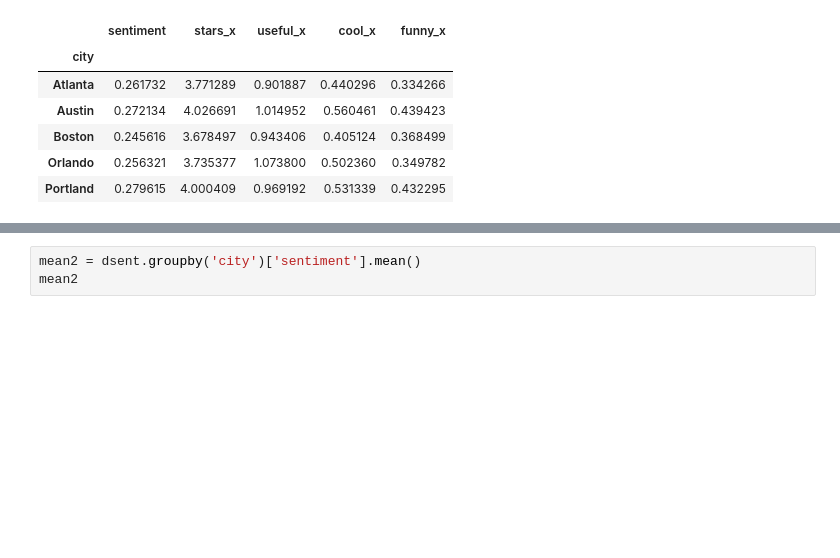
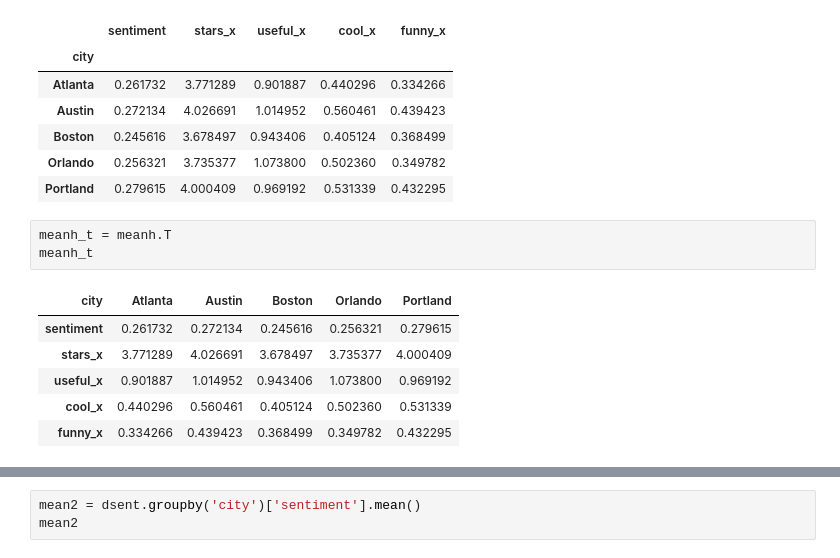
Before and after one commit to sarkaja/NLP, a Jupyter notebook: finalwork.ipynb, the cells around one changed output, grey strips where cells are left out. Saved outputs shown, nothing was run; the diff lists cells and outputs as text; blank space fills up the shorter version.

```diff
--- a/finalwork.ipynb
+++ b/finalwork.ipynb
@@ -168,3 +168,13 @@ meanh
 | Boston | 0.245616 | 3.678497 | 0.943406 | 0.405124 | 0.368499 |
 | Orlando | 0.256321 | 3.735377 | 1.073800 | 0.502360 | 0.349782 |
 | Portland | 0.279615 | 4.000409 | 0.969192 | 0.531339 | 0.432295 |
+# %%
+meanh_t = meanh.T
+meanh_t
+# %% [output]
+| city | Atlanta | Austin | Boston | Orlando | Portland |
+| sentiment | 0.261732 | 0.272134 | 0.245616 | 0.256321 | 0.279615 |
+| stars_x | 3.771289 | 4.026691 | 3.678497 | 3.735377 | 4.000409 |
+| useful_x | 0.901887 | 1.014952 | 0.943406 | 1.073800 | 0.969192 |
+| cool_x | 0.440296 | 0.560461 | 0.405124 | 0.502360 | 0.531339 |
+| funny_x | 0.334266 | 0.439423 | 0.368499 | 0.349782 | 0.432295 |
```
Also changed, not shown: parts of 4 cells of this notebook.
